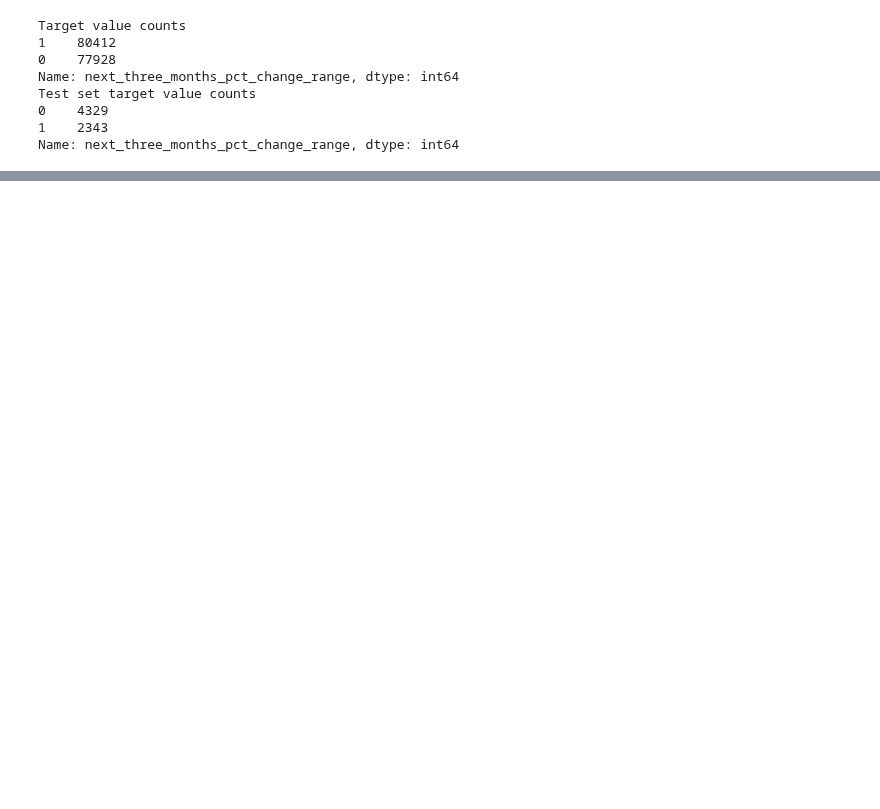
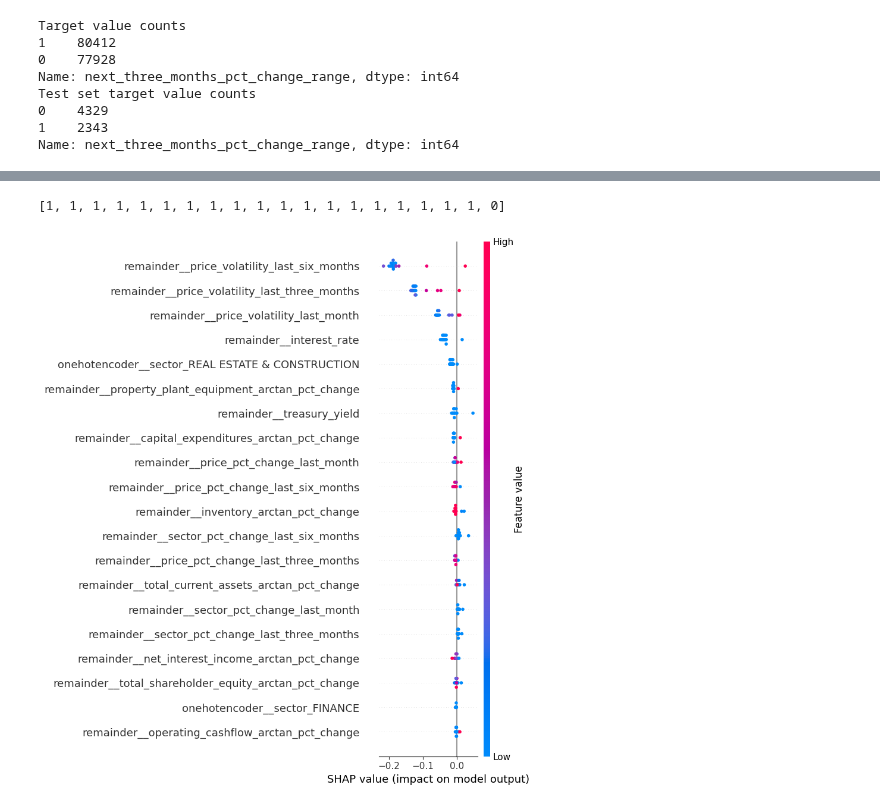
Before and after one commit to OrestisStefanou/InvestorAPI, a Jupyter notebook: analytics/machine_learning/price_prediction_with_fundamentals/notebooks/shap_analysis.ipynb, the cells around one changed output, grey strips where cells are left out. Drawn from its saved outputs; the diff is of its cells as text; code cells hidden in the pictures; blank space fills up the shorter version.

```diff
--- a/analytics/machine_learning/price_prediction_with_fundamentals/notebooks/shap_analysis.ipynb
+++ b/analytics/machine_learning/price_prediction_with_fundamentals/notebooks/shap_analysis.ipynb
@@ -82,0 +183,17 @@ shap.summary_plot(shap_values,column_transformer.transform(X_test), feature_name
+# %%
+y_pred_high_probabilities[100:120]
+# %% [output]
+[1, 1, 1, 1, 1, 1, 1, 1, 1, 1, 1, 1, 1, 1, 1, 1, 1, 1, 1, 0]
+# %%
+rf_classifier = rf_six_months_model.steps[1][1]
+column_transformer = rf_six_months_model.steps[0][1]
+
+explainer = shap.TreeExplainer(rf_classifier)
+features = column_transformer.get_feature_names_out()
+
+X_test_high_prob_subset = column_transformer.transform(pd.DataFrame(X_test_high_probabilities[100:120]))
+
+shap_values = explainer.shap_values(X_test_high_prob_subset)
+shap.summary_plot(shap_values[0],X_test_high_prob_subset, feature_names=features)
+# %% [output]
+[figure, added]
```
Also changed, not shown: parts of 7 cells of this notebook.
